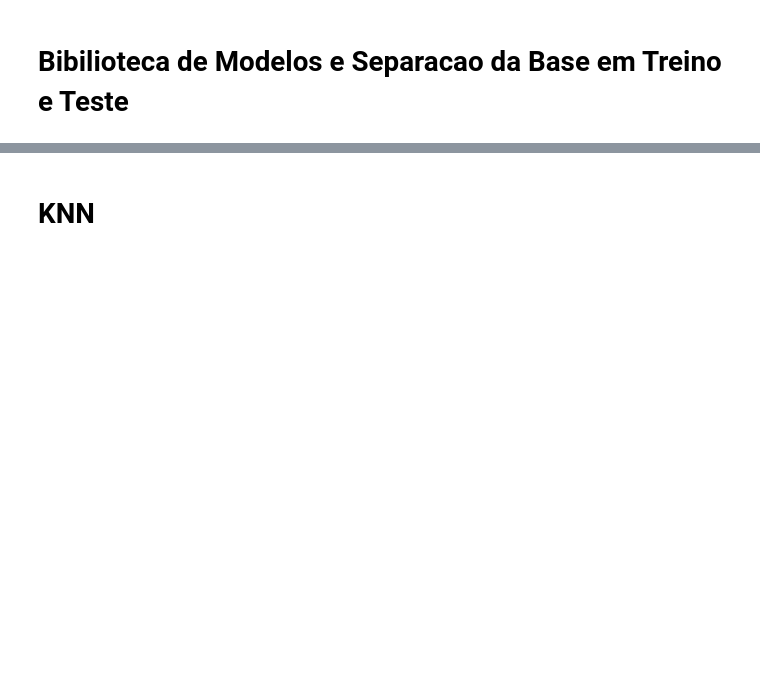
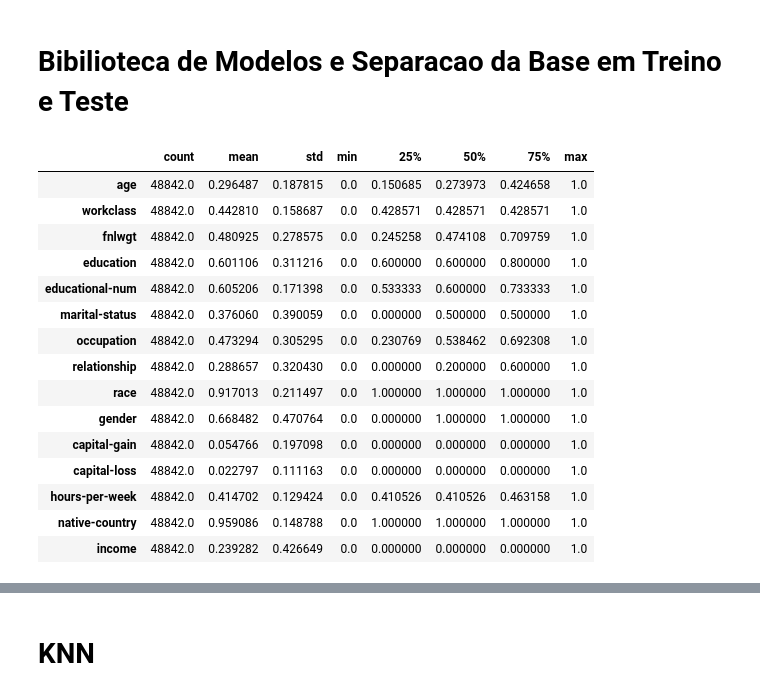
Before and after one commit to FernandoMdAraujo/PCS5024---Aprendizado-Estat-stico, a Jupyter notebook: Classificacao_Base_Adult.ipynb, the cells around one changed output, grey strips where cells are left out. Drawn from its saved outputs; the diff is of its cells as text; code cells hidden in the pictures; blank space fills up the shorter version.

```diff
--- a/Classificacao_Base_Adult.ipynb
+++ b/Classificacao_Base_Adult.ipynb
@@ -185,3 +191,22 @@ y = df1['income']
 validation_size = .3
 seed = 13
 X_train, X_val, y_train, y_val = train_test_split (X, y, test_size= validation_size, random_state = seed)
+# %%
+scaled_df1.describe().T
+# %% [output]
+|  | count | mean | std | min | 25% | 50% | 75% | max |
+| age | 48842.0 | 0.296487 | 0.187815 | 0.0 | 0.150685 | 0.273973 | 0.424658 | 1.0 |
+| workclass | 48842.0 | 0.442810 | 0.158687 | 0.0 | 0.428571 | 0.428571 | 0.428571 | 1.0 |
+| fnlwgt | 48842.0 | 0.480925 | 0.278575 | 0.0 | 0.245258 | 0.474108 | 0.709759 | 1.0 |
+| education | 48842.0 | 0.601106 | 0.311216 | 0.0 | 0.600000 | 0.600000 | 0.800000 | 1.0 |
+| educational-num | 48842.0 | 0.605206 | 0.171398 | 0.0 | 0.533333 | 0.600000 | 0.733333 | 1.0 |
+| marital-status | 48842.0 | 0.376060 | 0.390059 | 0.0 | 0.000000 | 0.500000 | 0.500000 | 1.0 |
+| occupation | 48842.0 | 0.473294 | 0.305295 | 0.0 | 0.230769 | 0.538462 | 0.692308 | 1.0 |
+| relationship | 48842.0 | 0.288657 | 0.320430 | 0.0 | 0.000000 | 0.200000 | 0.600000 | 1.0 |
+| race | 48842.0 | 0.917013 | 0.211497 | 0.0 | 1.000000 | 1.000000 | 1.000000 | 1.0 |
+| gender | 48842.0 | 0.668482 | 0.470764 | 0.0 | 0.000000 | 1.000000 | 1.000000 | 1.0 |
+| capital-gain | 48842.0 | 0.054766 | 0.197098 | 0.0 | 0.000000 | 0.000000 | 0.000000 | 1.0 |
+| capital-loss | 48842.0 | 0.022797 | 0.111163 | 0.0 | 0.000000 | 0.000000 | 0.000000 | 1.0 |
+| hours-per-week | 48842.0 | 0.414702 | 0.129424 | 0.0 | 0.410526 | 0.410526 | 0.463158 | 1.0 |
+| native-country | 48842.0 | 0.959086 | 0.148788 | 0.0 | 1.000000 | 1.000000 | 1.000000 | 1.0 |
+| income | 48842.0 | 0.239282 | 0.426649 | 0.0 | 0.000000 | 0.000000 | 0.000000 | 1.0 |
```
Also changed, not shown: parts of 21 cells of this notebook.
